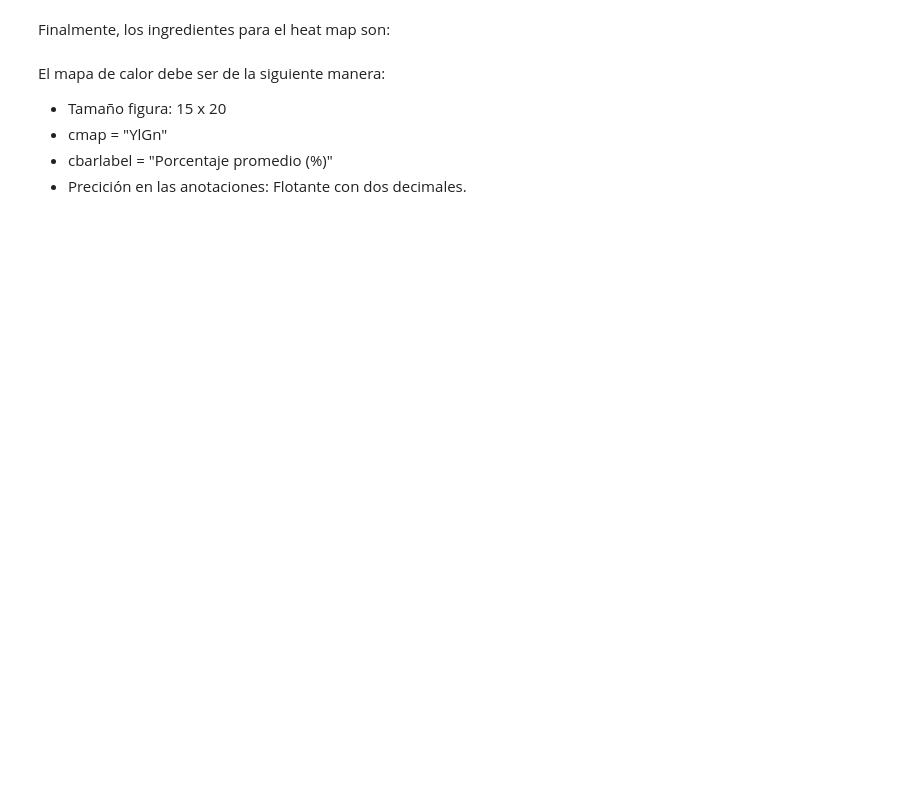
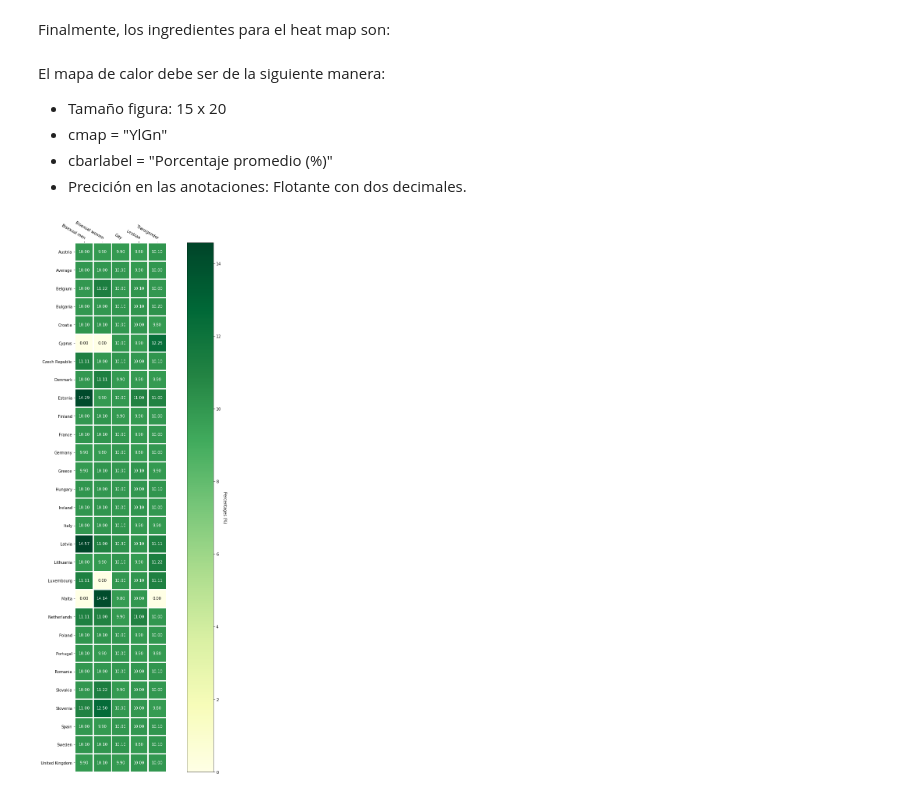
Before and after one commit to Crhlb/mat281_repositorio, a Jupyter notebook: m03_data_visualization/m03_c02_imperative_visualization/m03_c02_lab.ipynb, the cells around one changed output. Drawn from its saved outputs; the diff is of its cells as text; code cells hidden in the pictures; blank space fills up the shorter version.

```diff
--- a/m03_data_visualization/m03_c02_imperative_visualization/m03_c02_lab.ipynb
+++ b/m03_data_visualization/m03_c02_imperative_visualization/m03_c02_lab.ipynb
@@ -190,12 +294,12 @@ Crea un DataFrame llamado `df3` tal que:
 from mpl_heatmap import heatmap, annotate_heatmap
 # %%
 df3 = (
-    daily_life.query("question_code == #FIXME")
-    .astype(# FIX ME)
-    .groupby(# FIX ME)
-    .agg(# FIX ME)
+    daily_life.query("question_code == 'g5'")
+    .astype({'answer': int})
+    .groupby(['country','subset'])
+    .agg({'percentage':'mean'})
     .reset_index()
-    .pivot(index=# FIX ME, columns=# FIX ME, values=# FIX ME)
-    .fillna(# FIX ME)
+    .pivot(index='country', columns='subset', values='percentage')
+    .fillna(0)
 )
-df3.head()
+df3
@@ -215,9 +338,11 @@ El mapa de calor debe ser de la siguiente manera:
 # %%
 fig, ax = plt.subplots(figsize=(15, 20))
 
-im, cbar = heatmap(# FIX ME, # FIX ME, # FIX ME , ax=ax,
-                   cmap=# FIX ME, cbarlabel=# FIX ME)
+im, cbar = heatmap(answers, countries, subsets, ax=ax,
+                   cmap="YlGn", cbarlabel="Percentages (%)")
 texts = annotate_heatmap(im, valfmt="{x:.2f}")
 
 fig.tight_layout()
 plt.show()
+# %% [output]
+[figure, added]
```
Also changed, not shown: parts of 18 cells of this notebook, 2 other files.
